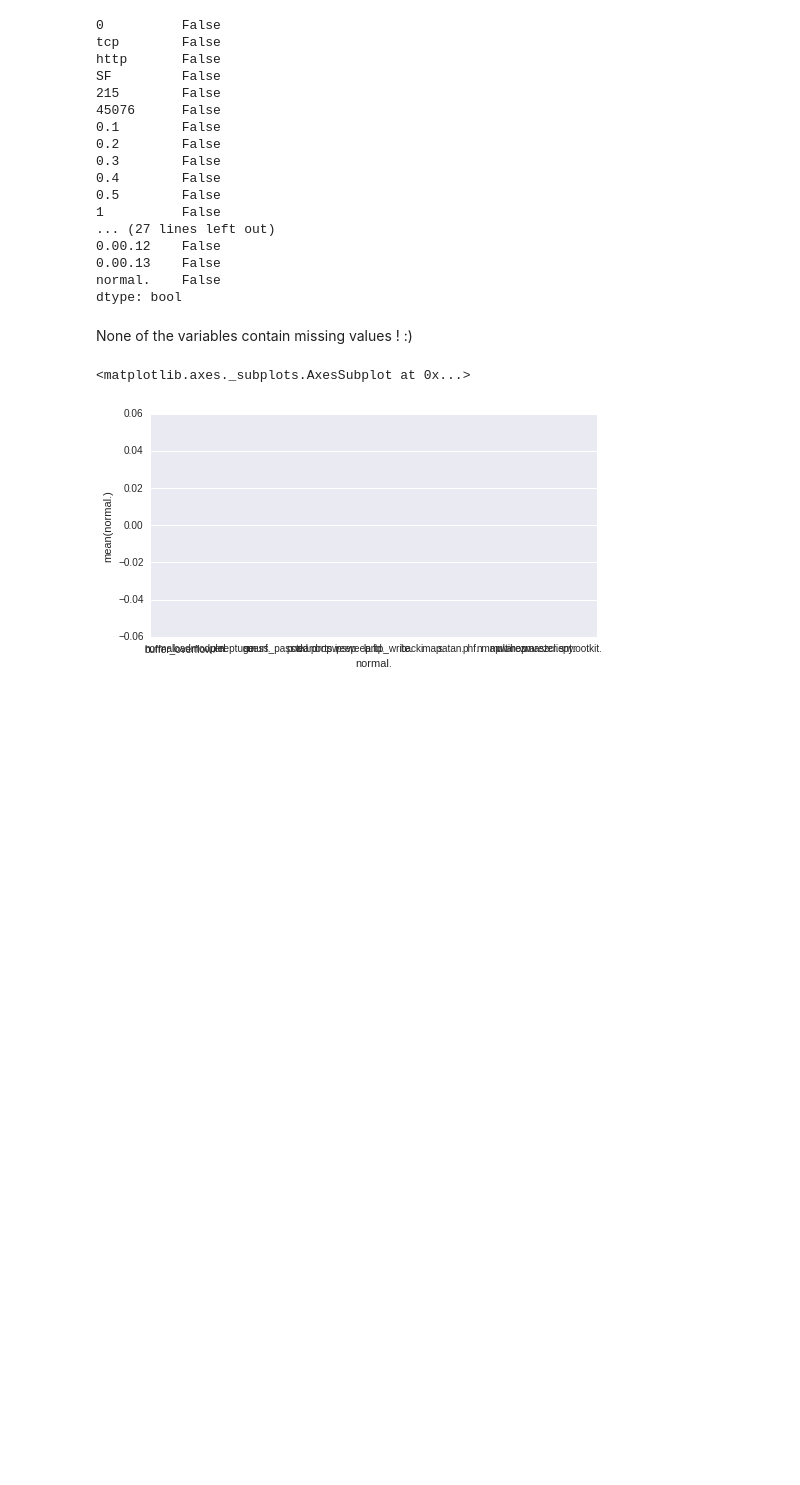
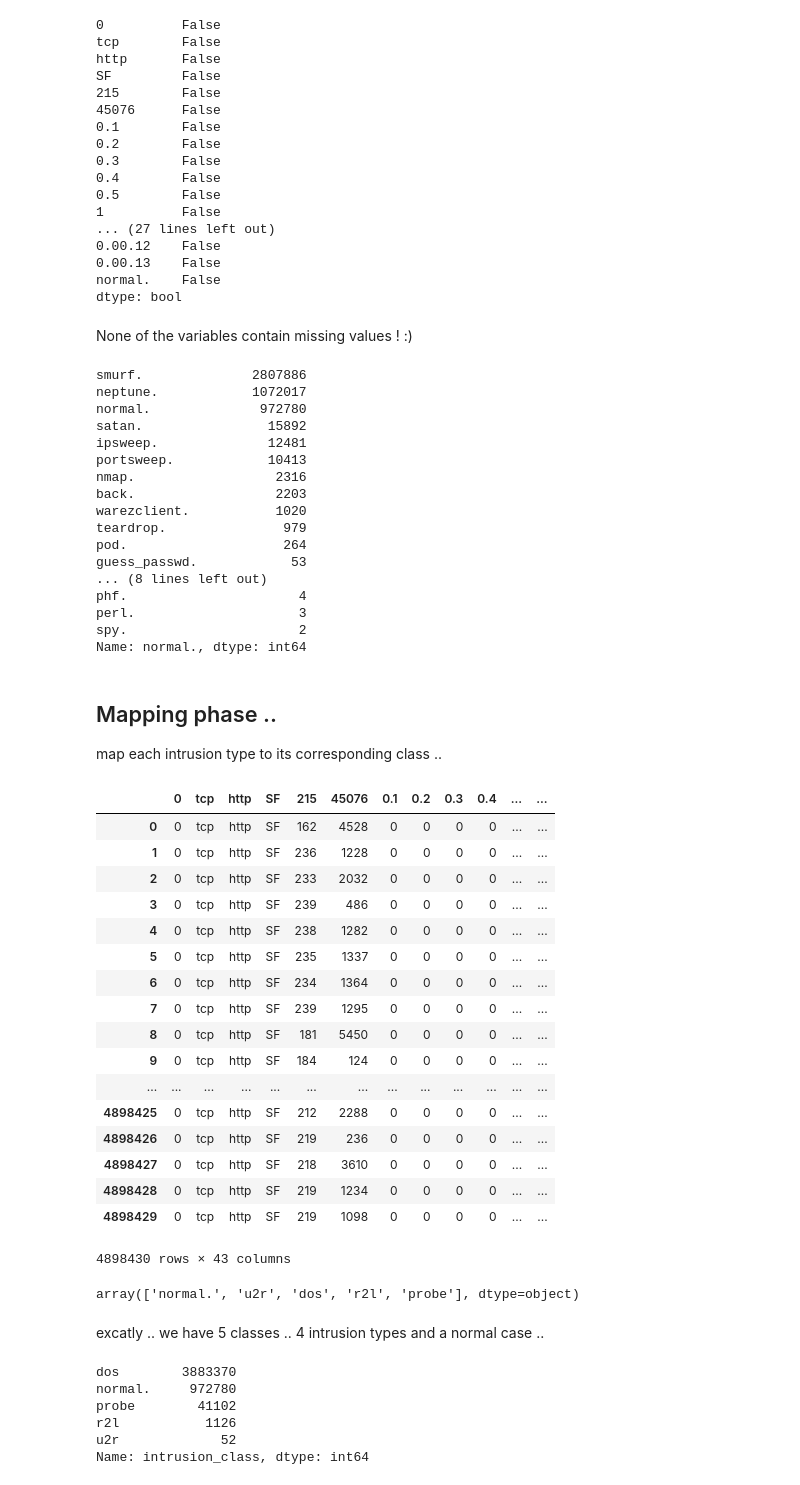
Before and after one commit to EAboelhamd/Myown_DeepLearning_Practice, a Jupyter notebook: KDD_introsion_detection/KDD_intrusion_detection.ipynb, the cells around one changed output. Drawn from its saved outputs; the diff is of its cells as text; code cells hidden in the pictures; blank space fills up the shorter version.

```diff
--- a/KDD_introsion_detection/KDD_intrusion_detection.ipynb
+++ b/KDD_introsion_detection/KDD_intrusion_detection.ipynb
@@ -151,8 +151,26 @@ dtype: bool
 # %% [markdown]
 None of the variables contain missing values ! :)
 # %%
-plt.figure(figsize=(8, 4))
-sns.barplot(df['normal.'], df['normal.'].value_counts(), alpha = 0.8)  # I have to plot the distribution of each type
+df['normal.'].value_counts()  # I have to plot the distribution of each type
 # %% [output]
-<matplotlib.axes._subplots.AxesSubplot at 0x...>
+smurf.              2807886
+neptune.            1072017
+normal.              972780
+satan.                15892
+ipsweep.              12481
+portsweep.            10413
+nmap.                  2316
+back.                  2203
+warezclient.           1020
+teardrop.               979
+pod.                    264
+guess_passwd.            53
+... (8 lines left out)
+phf.                      4
+perl.                     3
+spy.                      2
+Name: normal., dtype: int64
-[figure, removed]
+# %% [markdown]
+## Mapping phase ..
+
+map each intrusion type to its corresponding class ..
@@ -158,0 +201,36 @@ sns.barplot(df['normal.'], df['normal.'].value_counts(), alpha = 0.8)  # I have
+# %%
+df
+# %% [output]
+|  | 0 | tcp | http | SF | 215 | 45076 | 0.1 | 0.2 | 0.3 | 0.4 | ... | ... |
+| 0 | 0 | tcp | http | SF | 162 | 4528 | 0 | 0 | 0 | 0 | ... | ... |
+| 1 | 0 | tcp | http | SF | 236 | 1228 | 0 | 0 | 0 | 0 | ... | ... |
+| 2 | 0 | tcp | http | SF | 233 | 2032 | 0 | 0 | 0 | 0 | ... | ... |
+| 3 | 0 | tcp | http | SF | 239 | 486 | 0 | 0 | 0 | 0 | ... | ... |
+| 4 | 0 | tcp | http | SF | 238 | 1282 | 0 | 0 | 0 | 0 | ... | ... |
+| 5 | 0 | tcp | http | SF | 235 | 1337 | 0 | 0 | 0 | 0 | ... | ... |
+| 6 | 0 | tcp | http | SF | 234 | 1364 | 0 | 0 | 0 | 0 | ... | ... |
+| 7 | 0 | tcp | http | SF | 239 | 1295 | 0 | 0 | 0 | 0 | ... | ... |
+| 8 | 0 | tcp | http | SF | 181 | 5450 | 0 | 0 | 0 | 0 | ... | ... |
+| 9 | 0 | tcp | http | SF | 184 | 124 | 0 | 0 | 0 | 0 | ... | ... |
+| ... | ... | ... | ... | ... | ... | ... | ... | ... | ... | ... | ... | ... |
+| 4898425 | 0 | tcp | http | SF | 212 | 2288 | 0 | 0 | 0 | 0 | ... | ... |
+| 4898426 | 0 | tcp | http | SF | 219 | 236 | 0 | 0 | 0 | 0 | ... | ... |
+| 4898427 | 0 | tcp | http | SF | 218 | 3610 | 0 | 0 | 0 | 0 | ... | ... |
+| 4898428 | 0 | tcp | http | SF | 219 | 1234 | 0 | 0 | 0 | 0 | ... | ... |
+| 4898429 | 0 | tcp | http | SF | 219 | 1098 | 0 | 0 | 0 | 0 | ... | ... |
+4898430 rows × 43 columns
+# %%
+df['intrusion_class'].unique()
+# %% [output]
+array(['normal.', 'u2r', 'dos', 'r2l', 'probe'], dtype=object)
+# %% [markdown]
+excatly .. we have 5 classes .. 4 intrusion types and a normal case ..
+# %%
+df['intrusion_class'].value_counts()
+# %% [output]
+dos        3883370
+normal.     972780
+probe        41102
+r2l           1126
+u2r             52
+Name: intrusion_class, dtype: int64
```
Also changed, not shown: parts of 10 cells of this notebook.
